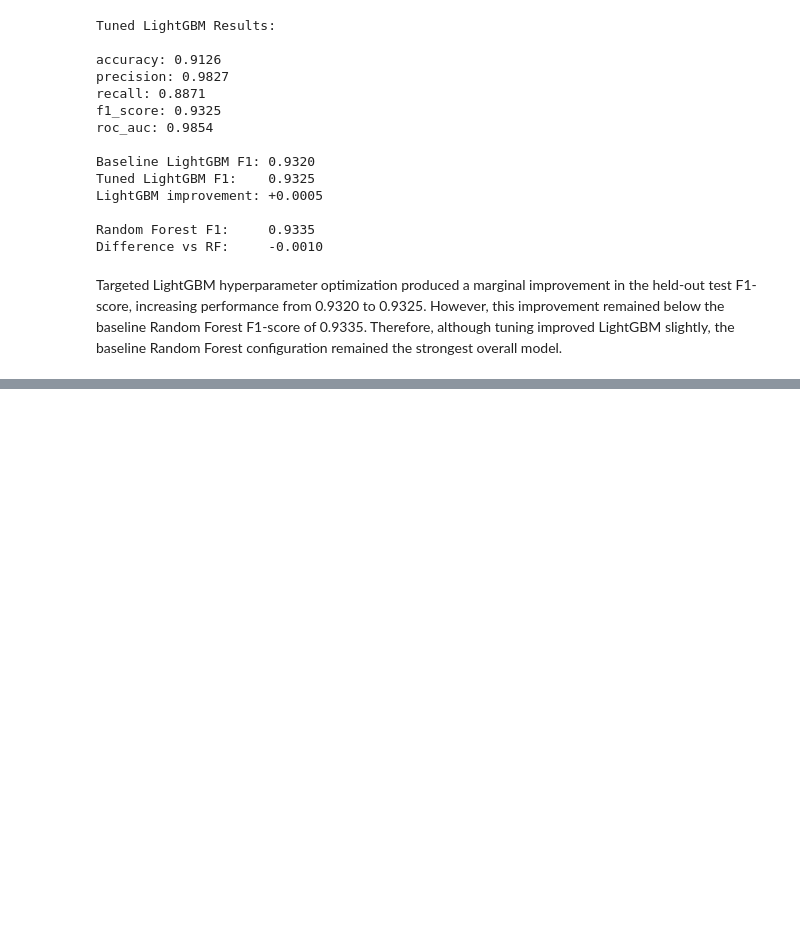
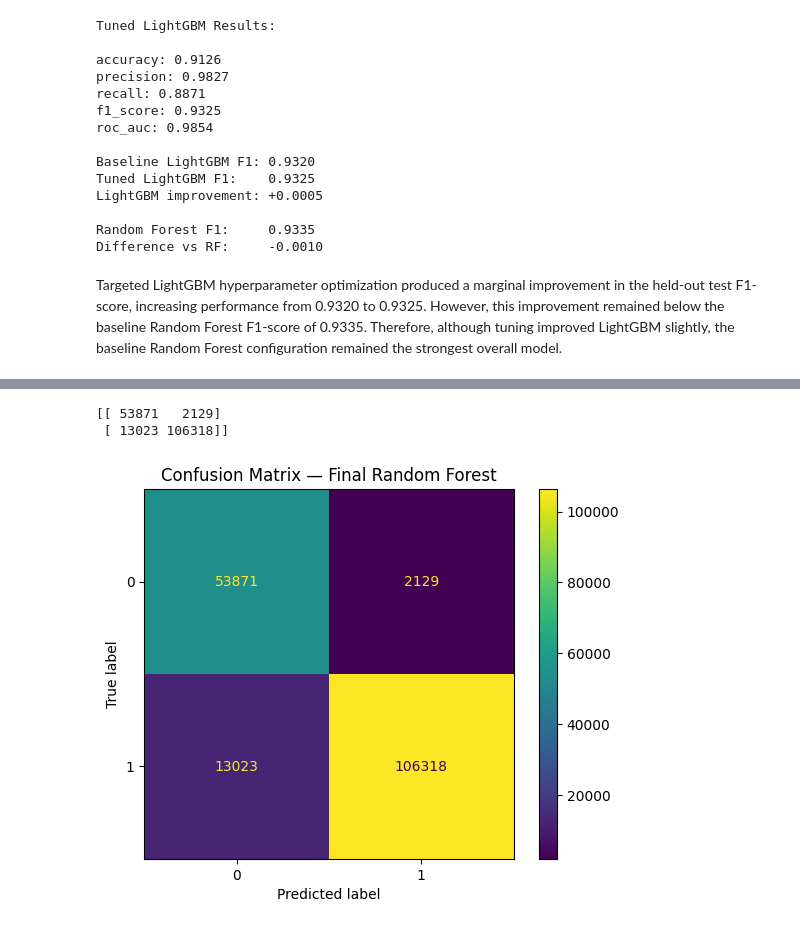
Before and after one commit to AskariAbidi18/Aeges-Q, a Jupyter notebook: notebooks/03_baseline_models/unsw_nb15_baselines.ipynb, the cells around one changed output, grey strips where cells are left out. Cells and saved outputs as stored; diff of their text form; code cells hidden in the pictures; blank space fills up the shorter version.

Commit message:
feat : evaluate the final selected classifier

```diff
--- a/notebooks/03_baseline_models/unsw_nb15_baselines.ipynb
+++ b/notebooks/03_baseline_models/unsw_nb15_baselines.ipynb
@@ -1285,3 +1287,12 @@ Random Forest F1:     0.9335
 Difference vs RF:     -0.0010
 # %% [markdown]
 Targeted LightGBM hyperparameter optimization produced a marginal improvement in the held-out test F1-score, increasing performance from 0.9320 to 0.9325. However, this improvement remained below the baseline Random Forest F1-score of 0.9335. Therefore, although tuning improved LightGBM slightly, the baseline Random Forest configuration remained the strongest overall model.
+# %%
+# Recreate the winning baseline Random Forest
+final_model = RandomForestClassifier(
+    n_estimators=200,
+    random_state=42,
+    n_jobs=-1
+)
+
+final_model.fit(X_train_E, y_train)
@@ -1287,0 +1301,5 @@ Targeted LightGBM hyperparameter optimization produced a marginal improvement in
+# %%
+y_pred_final = final_model.predict(X_test_E)
+y_proba_final = final_model.predict_proba(X_test_E)[:, 1]
+
+print(f"Final Random Forest F1: {f1_score(y_test, y_pred_final):.4f}")
@@ -1287,0 +1324,20 @@ Targeted LightGBM hyperparameter optimization produced a marginal improvement in
+# %%
+cm = confusion_matrix(
+    y_test,
+    y_pred_final
+)
+
+print(cm)
+
+disp = ConfusionMatrixDisplay(
+    confusion_matrix=cm
+)
+
+disp.plot()
+
+plt.title("Confusion Matrix — Final Random Forest")
+plt.show()
+# %% [output]
+[[ 53871   2129]
+ [ 13023 106318]]
+[figure, added]
```
Also changed, not shown: parts of 5 cells of this notebook.
